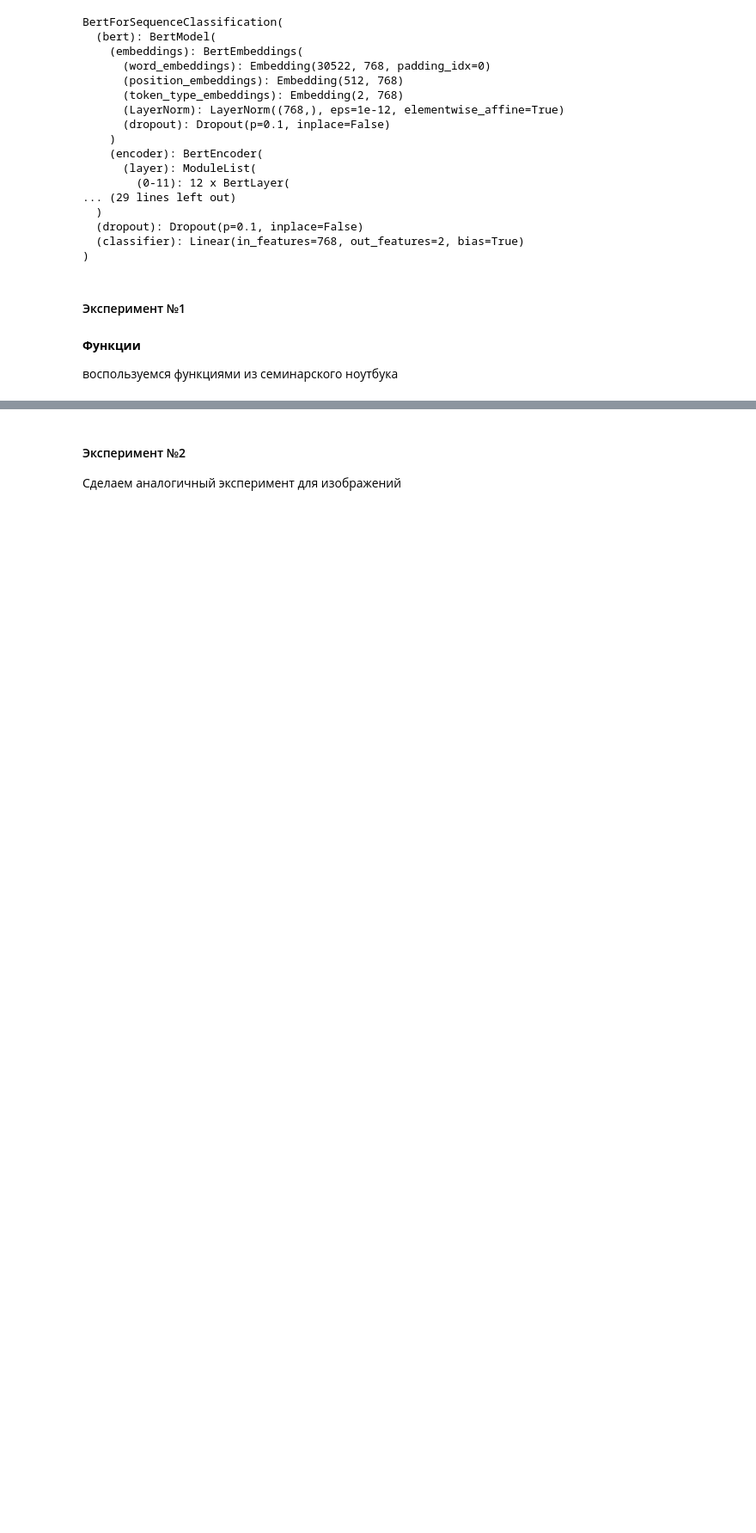
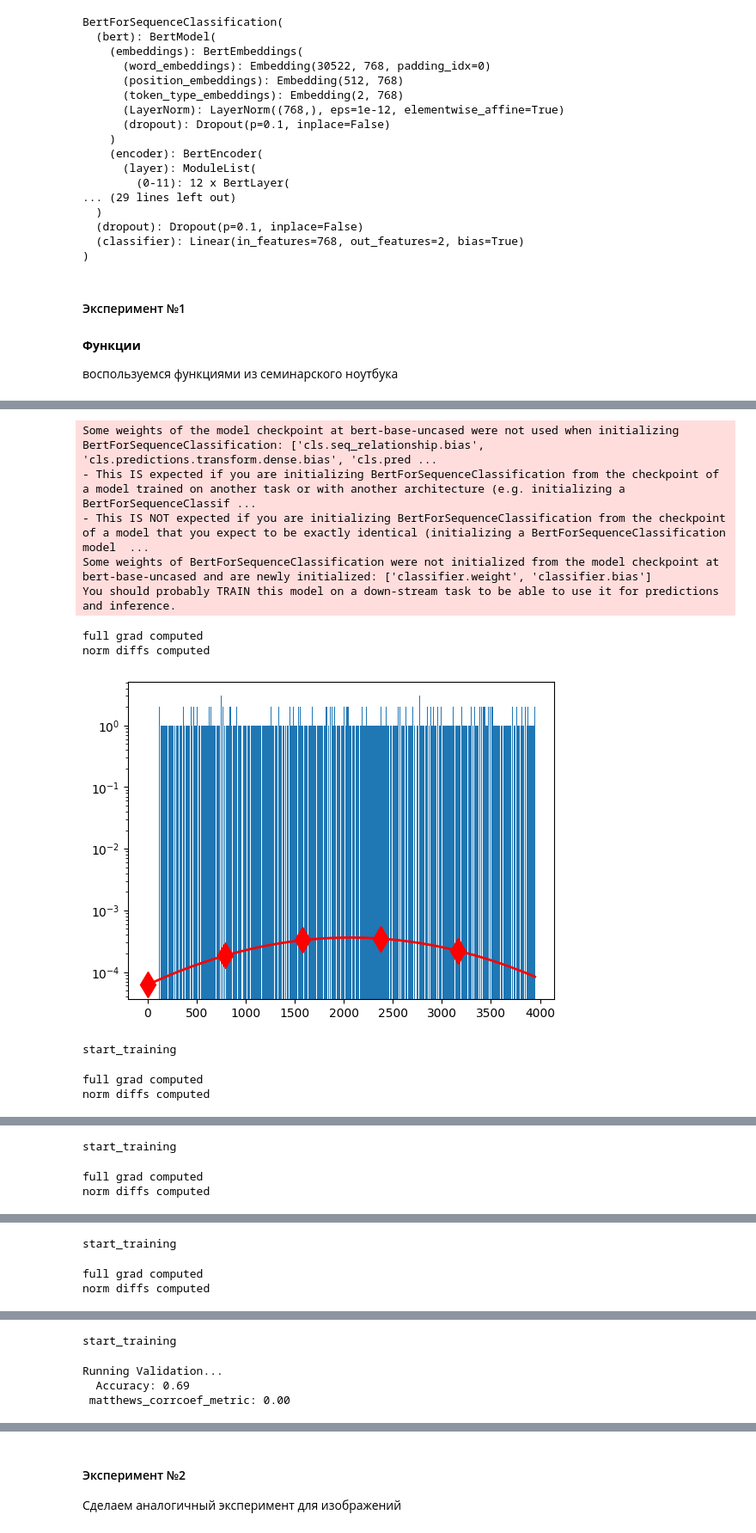
Before and after one commit to Alexeiyaganov/made_mo_ml, a Jupyter notebook: hw4/hw4.ipynb, the cells around one changed output, grey strips where cells are left out. Shown: that part at 86% size. Cells and saved outputs as stored; diff of their text form; code cells hidden in the pictures; blank space fills up the shorter version.

```diff
--- a/hw4/hw4.ipynb
+++ b/hw4/hw4.ipynb
@@ -882,0 +895,27 @@ TypeError: ignored
+# %%
+from torch.optim import Adam
+del model
+torch.manual_seed(15)
+model2 = BertForSequenceClassification.from_pretrained(
+  "bert-base-uncased", # 12-ти слойная модель BERT с предобученными весами
+  num_labels = 2, # количество выходных хначений для бинарной классификации
+  output_attentions = False, # true, если необходимо брать attention веса модели.
+  output_hidden_states = False, #true, если необходимо брать значения со скрытых слоёв.
+)
+# Tell pytorch to run this model on the GPU.
+model2.cuda()
+
+optimizer_adam = Adam(model2.parameters())
+norm_diffs_every_epoch_Adam=training_and_drawing(model2,epochs,optimizer_adam)
+# %% [output]
+Some weights of the model checkpoint at bert-base-uncased were not used when initializing BertForSequenceClassification: ['cls.seq_relationship.bias', 'cls.predictions.transform.dense.bias', 'cls.pred ...
+- This IS expected if you are initializing BertForSequenceClassification from the checkpoint of a model trained on another task or with another architecture (e.g. initializing a BertForSequenceClassif ...
+- This IS NOT expected if you are initializing BertForSequenceClassification from the checkpoint of a model that you expect to be exactly identical (initializing a BertForSequenceClassification model  ...
+Some weights of BertForSequenceClassification were not initialized from the model checkpoint at bert-base-uncased and are newly initialized: ['classifier.weight', 'classifier.bias']
+You should probably TRAIN this model on a down-stream task to be able to use it for predictions and inference.
+full grad computed
+norm diffs computed
+[figure, added]
+start_training
+full grad computed
+norm diffs computed
@@ -882,0 +923,3 @@ TypeError: ignored
+start_training
+full grad computed
+norm diffs computed
@@ -882,0 +927,3 @@ TypeError: ignored
+start_training
+full grad computed
+norm diffs computed
@@ -882,0 +931,4 @@ TypeError: ignored
+start_training
+Running Validation...
+  Accuracy: 0.69
+ matthews_corrcoef_metric: 0.00
```
Also changed, not shown: parts of 36 cells of this notebook.
